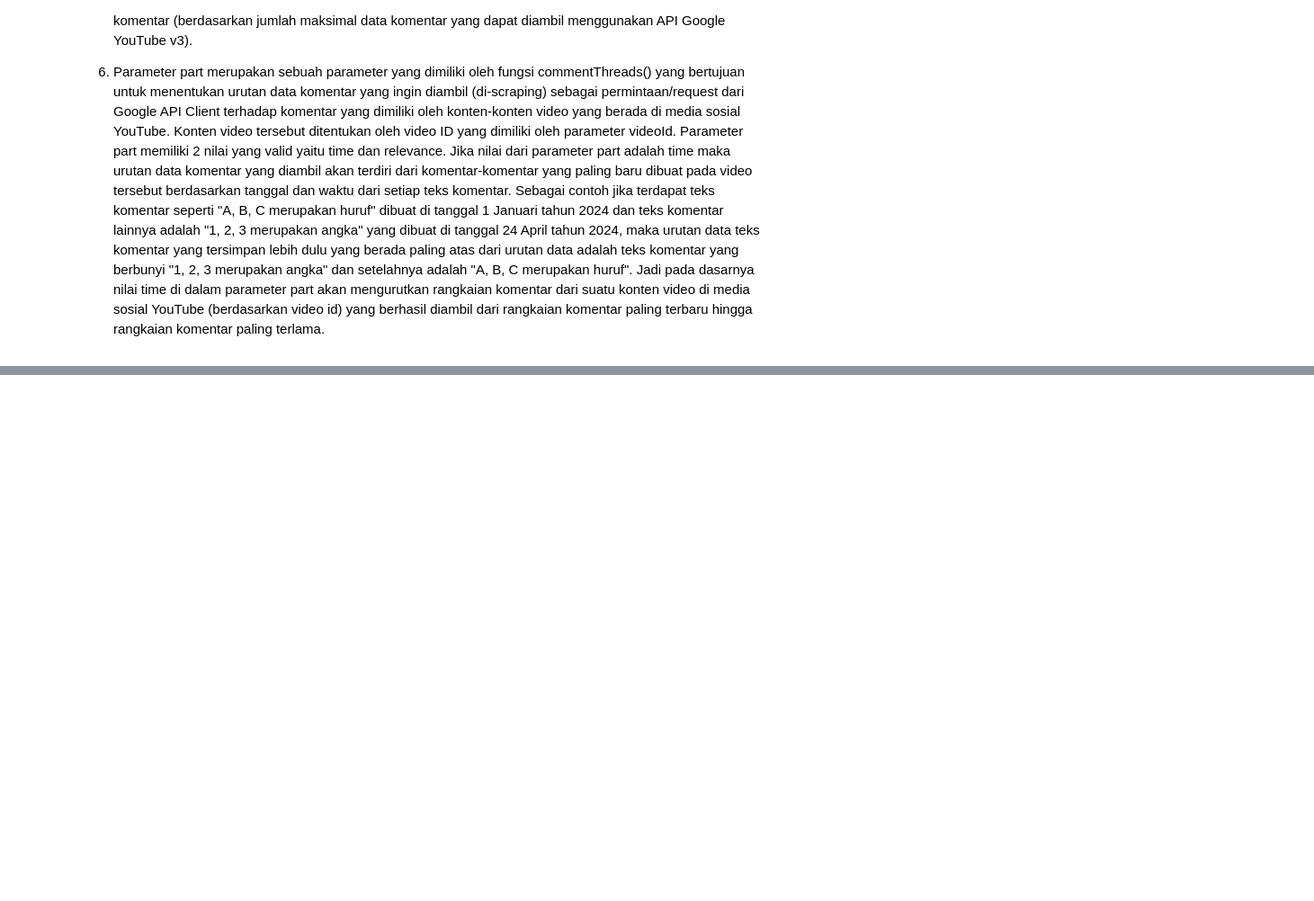
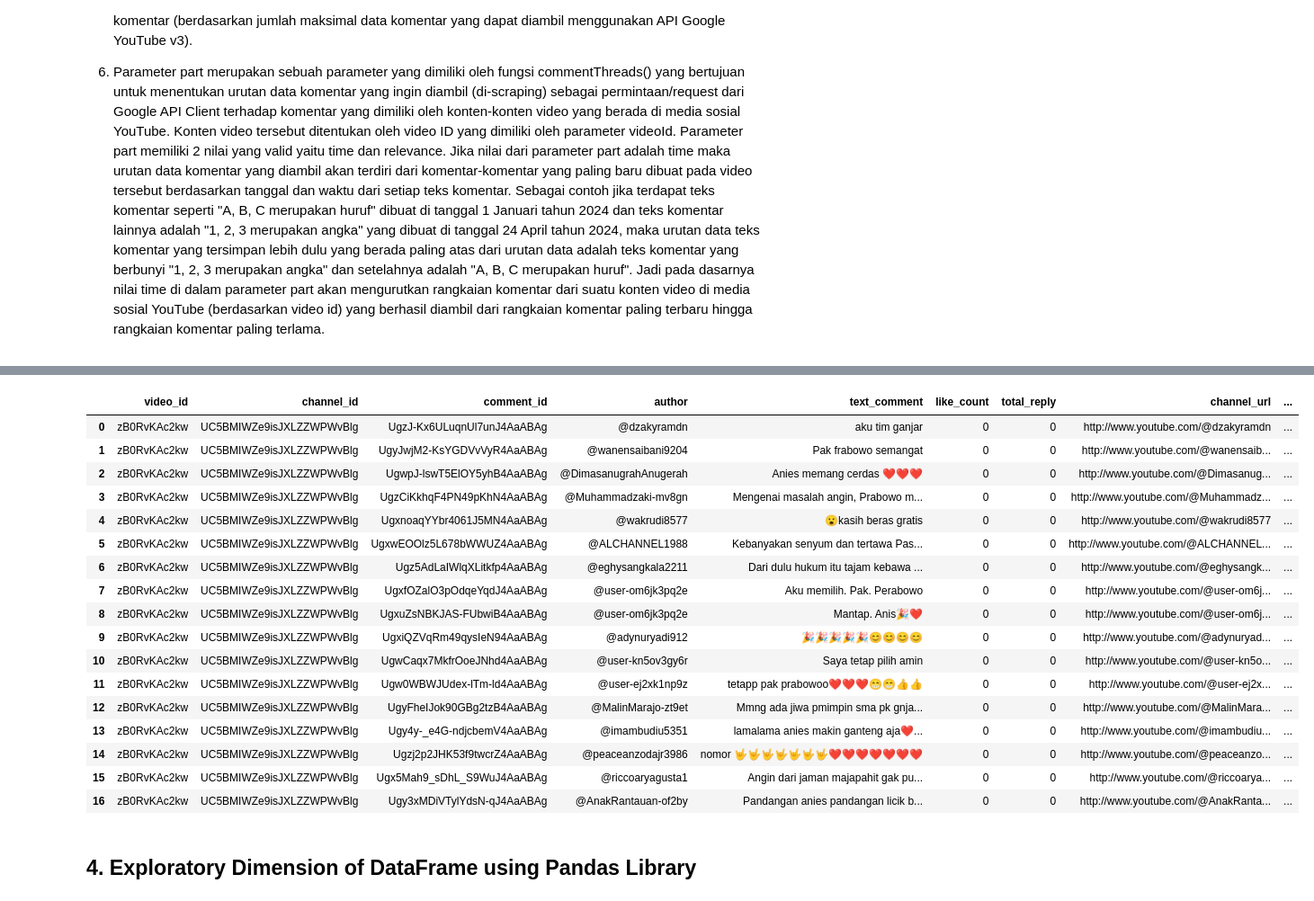
Before and after one commit to pramudianzaheka92/YouTubeVideoDataScraping-SentimentCommentAnalysis-DebateElection2024, a Jupyter notebook: YouTube Channel KOMPASTV/Data Comment Scraping - 1st Video Debate Election 2024.ipynb, the cells around one changed output, grey strips where cells are left out. Shown at 90% size. Saved outputs shown, nothing was run; the diff lists cells and outputs as text; code cells hidden in the pictures; blank space fills up the shorter version.

Commit message:
Finished Experiment for Scraping Comments Data from 1st Debate Video in YouTube Channel KOMPASTV

```diff
--- a/YouTube Channel KOMPASTV/Data Comment Scraping - 1st Video Debate Election 2024.ipynb
+++ b/YouTube Channel KOMPASTV/Data Comment Scraping - 1st Video Debate Election 2024.ipynb
@@ -125,0 +382,41 @@ video_youtube_data_response
+# %%
+"""
+Menjadikan data-data dari setiap elemen item yang tersimpan di dalam variabel list "list_first_video_debate_kompastv"
+seperti video id, channel id, comment_id, nama user yang berkomentar beserta teks komentarnya,
+jumlah likes dan total balasan/reply untuk suatu teks komentar,
+tanggal dibuat dan tanggal perubahan atas suatu teks komentar dan URL channel/akun YouTube user yang berkomentar pada video
+menjadi sebuah data yang berformat DataFrame (tabular data dalam bentuk tabel yang memiliki struktur kolom dan baris)
+dan disimpan di dalam sebuah variabel DataFrame bernama "first_video_debate_df"
+"""
+
+first_video_debate_df = pd.DataFrame(list_first_video_debate_kompastv, columns=["video_id", "channel_id", "comment_id",
+                                                                                "author", "text_comment", "like_count",
+                                                                                "total_reply", "channel_url", "published_date",
+                                                                                "updated_date"])
+"""
+Menampilkan 17 data teratas yang dimiliki oleh variabel DataFrame "first_video_debate_df"
+(sebelumnya informasi/data pada komentar utama dari debat capres-cawapres babak pertama yang berhasil
+di-scraping dari channel YouTuube KOMPASTV dan disimpan di dalam variabel list_first_video_debate_kompastv)
+"""
+first_video_debate_df.head(17)
+# %% [output]
+|  | video_id | channel_id | comment_id | author | text_comment | like_count | total_reply | channel_url | ... |
+| 0 | zB0RvKAc2kw | UC5BMIWZe9isJXLZZWPWvBlg | UgzJ-Kx6ULuqnUl7unJ4AaABAg | @dzakyramdn | aku tim ganjar | 0 | 0 | http://www.youtube.com/@dzakyramdn | ... |
+| 1 | zB0RvKAc2kw | UC5BMIWZe9isJXLZZWPWvBlg | UgyJwjM2-KsYGDVvVyR4AaABAg | @wanensaibani9204 | Pak frabowo semangat | 0 | 0 | http://www.youtube.com/@wanensaib... | ... |
+| 2 | zB0RvKAc2kw | UC5BMIWZe9isJXLZZWPWvBlg | UgwpJ-lswT5ElOY5yhB4AaABAg | @DimasanugrahAnugerah | Anies memang cerdas ❤❤❤ | 0 | 0 | http://www.youtube.com/@Dimasanug... | ... |
+| 3 | zB0RvKAc2kw | UC5BMIWZe9isJXLZZWPWvBlg | UgzCiKkhqF4PN49pKhN4AaABAg | @Muhammadzaki-mv8gn | Mengenai masalah angin, Prabowo m... | 0 | 0 | http://www.youtube.com/@Muhammadz... | ... |
+| 4 | zB0RvKAc2kw | UC5BMIWZe9isJXLZZWPWvBlg | UgxnoaqYYbr4061J5MN4AaABAg | @wakrudi8577 | 😮kasih beras gratis | 0 | 0 | http://www.youtube.com/@wakrudi8577 | ... |
+| 5 | zB0RvKAc2kw | UC5BMIWZe9isJXLZZWPWvBlg | UgxwEOOlz5L678bWWUZ4AaABAg | @ALCHANNEL1988 | Kebanyakan senyum dan tertawa Pas... | 0 | 0 | http://www.youtube.com/@ALCHANNEL... | ... |
+| 6 | zB0RvKAc2kw | UC5BMIWZe9isJXLZZWPWvBlg | Ugz5AdLaIWlqXLitkfp4AaABAg | @eghysangkala2211 | Dari dulu hukum itu tajam kebawa ... | 0 | 0 | http://www.youtube.com/@eghysangk... | ... |
+| 7 | zB0RvKAc2kw | UC5BMIWZe9isJXLZZWPWvBlg | UgxfOZalO3pOdqeYqdJ4AaABAg | @user-om6jk3pq2e | Aku memilih. Pak. Perabowo | 0 | 0 | http://www.youtube.com/@user-om6j... | ... |
+| 8 | zB0RvKAc2kw | UC5BMIWZe9isJXLZZWPWvBlg | UgxuZsNBKJAS-FUbwiB4AaABAg | @user-om6jk3pq2e | Mantap. Anis🎉❤ | 0 | 0 | http://www.youtube.com/@user-om6j... | ... |
+| 9 | zB0RvKAc2kw | UC5BMIWZe9isJXLZZWPWvBlg | UgxiQZVqRm49qysIeN94AaABAg | @adynuryadi912 | 🎉🎉🎉🎉🎉😊😊😊😊 | 0 | 0 | http://www.youtube.com/@adynuryad... | ... |
+| 10 | zB0RvKAc2kw | UC5BMIWZe9isJXLZZWPWvBlg | UgwCaqx7MkfrOoeJNhd4AaABAg | @user-kn5ov3gy6r | Saya tetap pilih amin | 0 | 0 | http://www.youtube.com/@user-kn5o... | ... |
+| 11 | zB0RvKAc2kw | UC5BMIWZe9isJXLZZWPWvBlg | Ugw0WBWJUdex-lTm-ld4AaABAg | @user-ej2xk1np9z | tetapp pak prabowoo❤❤❤😁😁👍👍 | 0 | 0 | http://www.youtube.com/@user-ej2x... | ... |
+| 12 | zB0RvKAc2kw | UC5BMIWZe9isJXLZZWPWvBlg | UgyFheIJok90GBg2tzB4AaABAg | @MalinMarajo-zt9et | Mmng ada jiwa pmimpin sma pk gnja... | 0 | 0 | http://www.youtube.com/@MalinMara... | ... |
+| 13 | zB0RvKAc2kw | UC5BMIWZe9isJXLZZWPWvBlg | Ugy4y-_e4G-ndjcbemV4AaABAg | @imambudiu5351 | lamalama anies makin ganteng aja❤... | 0 | 0 | http://www.youtube.com/@imambudiu... | ... |
+| 14 | zB0RvKAc2kw | UC5BMIWZe9isJXLZZWPWvBlg | Ugzj2p2JHK53f9twcrZ4AaABAg | @peaceanzodajr3986 | nomor 🤟🤟🤟🤟🤟🤟🤟❤❤❤❤❤❤❤ | 0 | 0 | http://www.youtube.com/@peaceanzo... | ... |
+| 15 | zB0RvKAc2kw | UC5BMIWZe9isJXLZZWPWvBlg | Ugx5Mah9_sDhL_S9WuJ4AaABAg | @riccoaryagusta1 | Angin dari jaman majapahit gak pu... | 0 | 0 | http://www.youtube.com/@riccoarya... | ... |
+| 16 | zB0RvKAc2kw | UC5BMIWZe9isJXLZZWPWvBlg | Ugy3xMDiVTylYdsN-qJ4AaABAg | @AnakRantauan-of2by | Pandangan anies pandangan licik b... | 0 | 0 | http://www.youtube.com/@AnakRanta... | ... |
+# %% [markdown]
+## 4. Exploratory Dimension of DataFrame using Pandas Library
```
Also changed, not shown: parts of 21 cells of this notebook, 1 other file.
